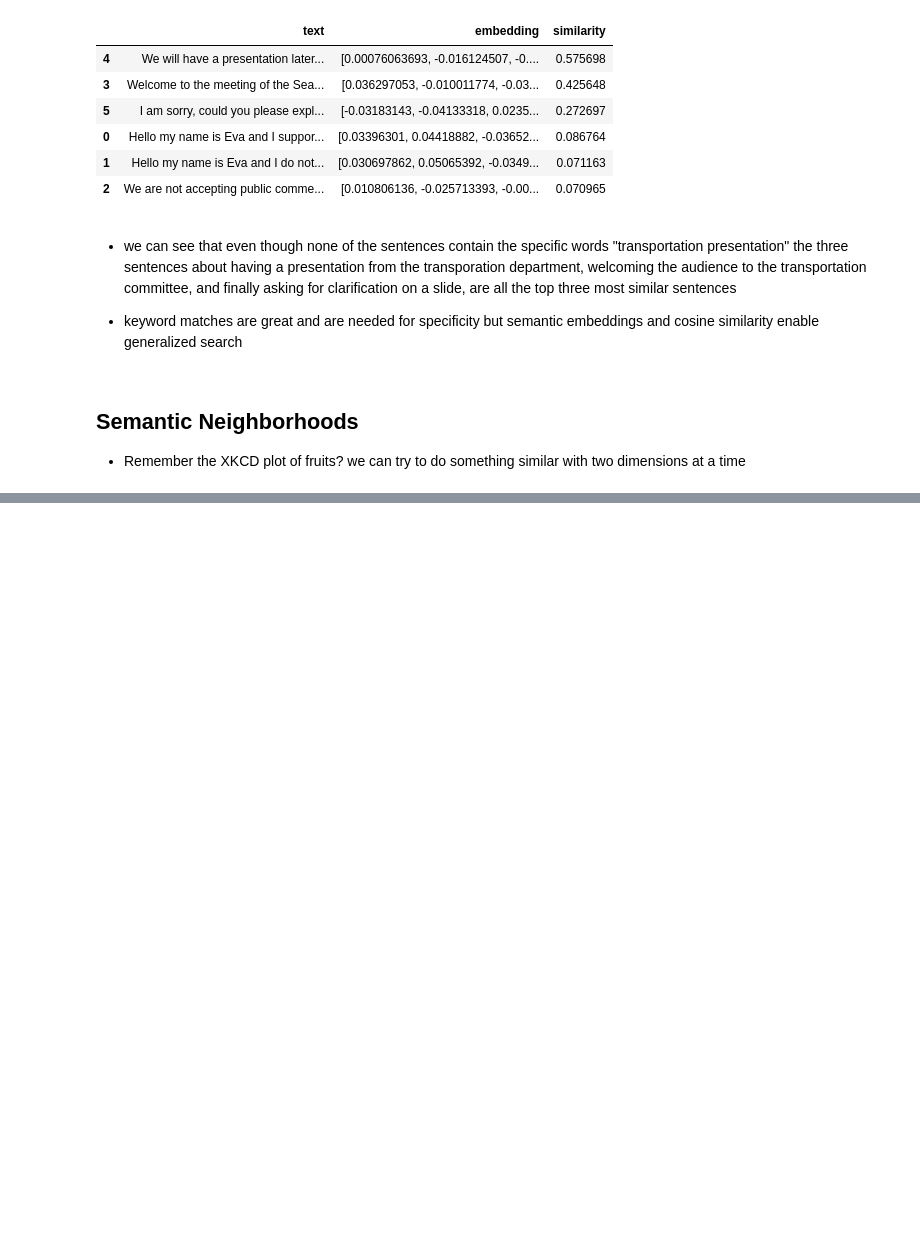
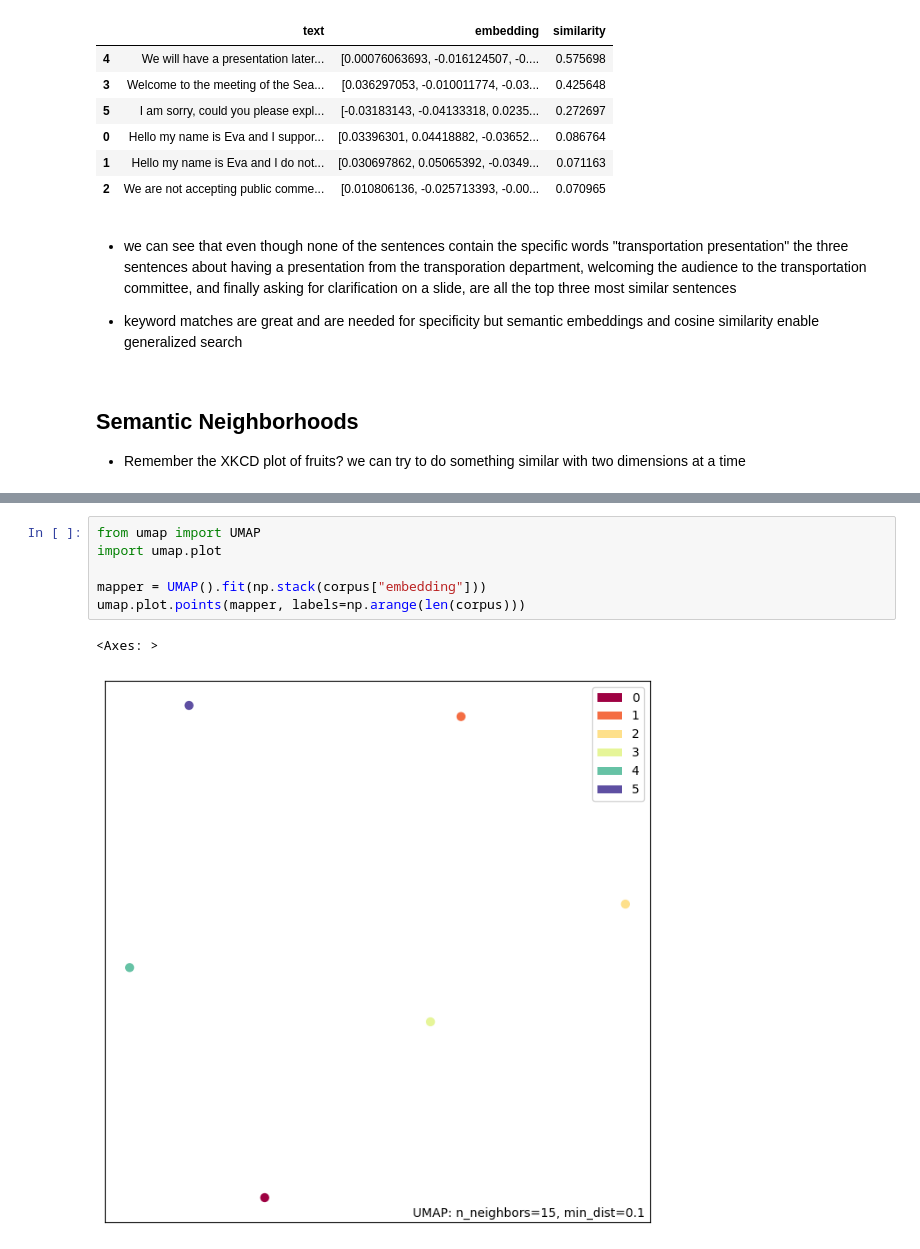
Before and after one commit to PugetSoundClinic-PIT/ml-for-pit, a Jupyter notebook: content/04/lecture.ipynb, the cells around one changed output, grey strips where cells are left out. Drawn from its saved outputs; the diff is of its cells as text; blank space fills up the shorter version.

```diff
--- a/content/04/lecture.ipynb
+++ b/content/04/lecture.ipynb
@@ -198,0 +208,9 @@ sns.pairplot(data=corpus[["index", "embedding_dim_0", "embedding_dim_1", "embedd
+# %%
+from umap import UMAP
+import umap.plot
+
+mapper = UMAP().fit(np.stack(corpus["embedding"]))
+umap.plot.points(mapper, labels=np.arange(len(corpus)))
+# %% [output]
+<Axes: >
+[figure, added]
```
Also changed, not shown: parts of 18 cells of this notebook, 1 other file.
